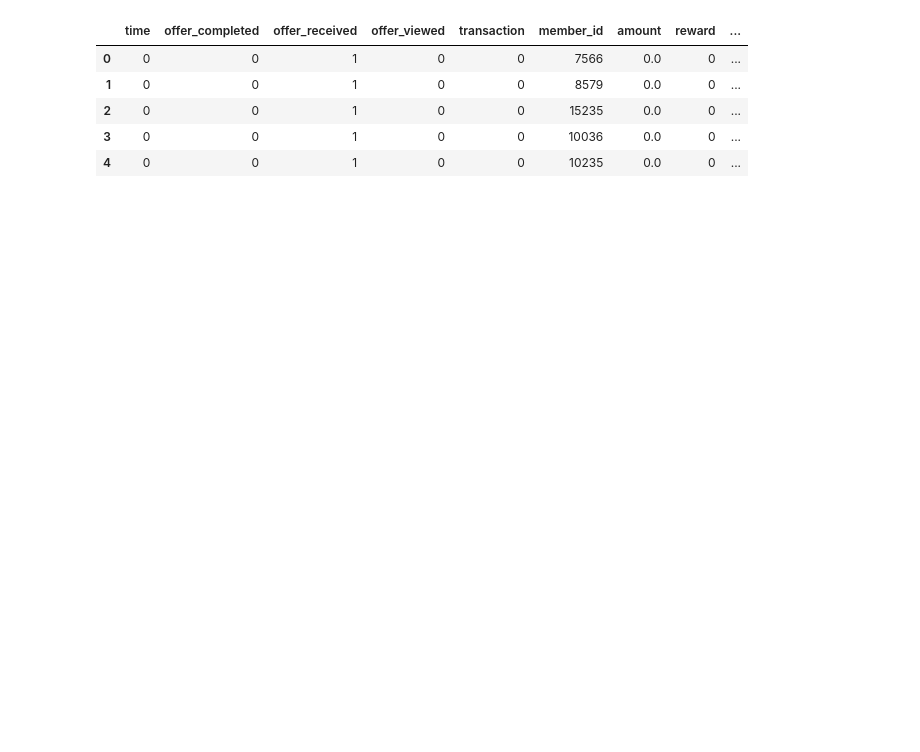
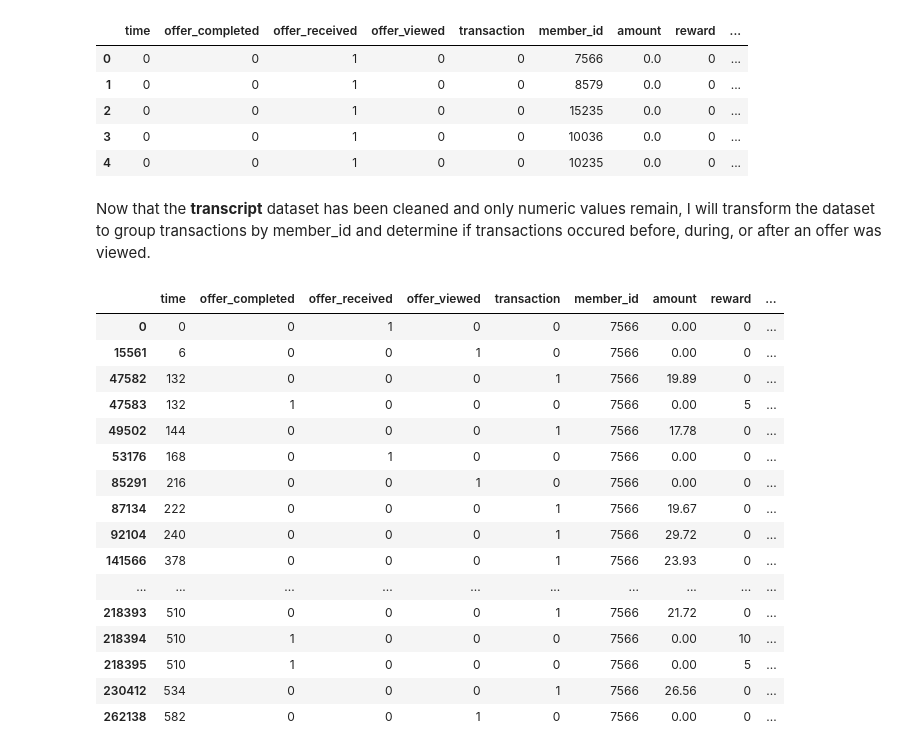
Before and after one commit to blowe615/starbucks_offers, a Jupyter notebook: starbucks_offers.ipynb, the cells around one changed output. Cells and saved outputs as stored; diff of their text form; code cells hidden in the pictures; blank space fills up the shorter version.

```diff
--- a/starbucks_offers.ipynb
+++ b/starbucks_offers.ipynb
@@ -661,3 +652,39 @@ transcript_encoded.head()
 | 2 | 0 | 0 | 1 | 0 | 0 | 15235 | 0.0 | 0 | ... |
 | 3 | 0 | 0 | 1 | 0 | 0 | 10036 | 0.0 | 0 | ... |
 | 4 | 0 | 0 | 1 | 0 | 0 | 10235 | 0.0 | 0 | ... |
+# %% [markdown]
+Now that the **transcript** dataset has been cleaned and only numeric values remain, I will transform the dataset to group transactions by member_id and determine if transactions occured before, during, or after an offer was viewed.
+# %%
+# write a function to view all transactions for a given member
+def get_member_transactions(member_id):
+    '''
+    Input
+    member_id (int): the numeric member_id for the user whose transactions you want to view
+
+    Returns
+    transactions (dataframe): All transactions for that member in the dataset, sorted by time
+    '''
+    transactions = transcript_encoded.loc[transcript_encoded['member_id']==member_id,:]
+    transactions = transactions.sort_values(by='time')
+
+    return transactions
+# %%
+get_member_transactions(7566)
+# %% [output]
+|  | time | offer_completed | offer_received | offer_viewed | transaction | member_id | amount | reward | ... |
+| 0 | 0 | 0 | 1 | 0 | 0 | 7566 | 0.00 | 0 | ... |
+| 15561 | 6 | 0 | 0 | 1 | 0 | 7566 | 0.00 | 0 | ... |
+| 47582 | 132 | 0 | 0 | 0 | 1 | 7566 | 19.89 | 0 | ... |
+| 47583 | 132 | 1 | 0 | 0 | 0 | 7566 | 0.00 | 5 | ... |
+| 49502 | 144 | 0 | 0 | 0 | 1 | 7566 | 17.78 | 0 | ... |
+| 53176 | 168 | 0 | 1 | 0 | 0 | 7566 | 0.00 | 0 | ... |
+| 85291 | 216 | 0 | 0 | 1 | 0 | 7566 | 0.00 | 0 | ... |
+| 87134 | 222 | 0 | 0 | 0 | 1 | 7566 | 19.67 | 0 | ... |
+| 92104 | 240 | 0 | 0 | 0 | 1 | 7566 | 29.72 | 0 | ... |
+| 141566 | 378 | 0 | 0 | 0 | 1 | 7566 | 23.93 | 0 | ... |
+| ... | ... | ... | ... | ... | ... | ... | ... | ... | ... |
+| 218393 | 510 | 0 | 0 | 0 | 1 | 7566 | 21.72 | 0 | ... |
+| 218394 | 510 | 1 | 0 | 0 | 0 | 7566 | 0.00 | 10 | ... |
+| 218395 | 510 | 1 | 0 | 0 | 0 | 7566 | 0.00 | 5 | ... |
+| 230412 | 534 | 0 | 0 | 0 | 1 | 7566 | 26.56 | 0 | ... |
+| 262138 | 582 | 0 | 0 | 1 | 0 | 7566 | 0.00 | 0 | ... |
```
Also changed, not shown: parts of 8 cells of this notebook.
